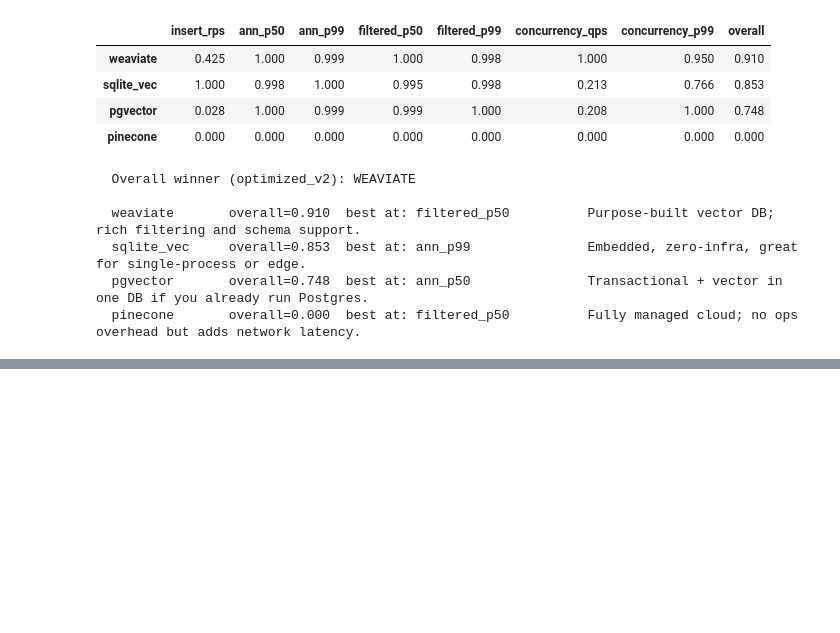
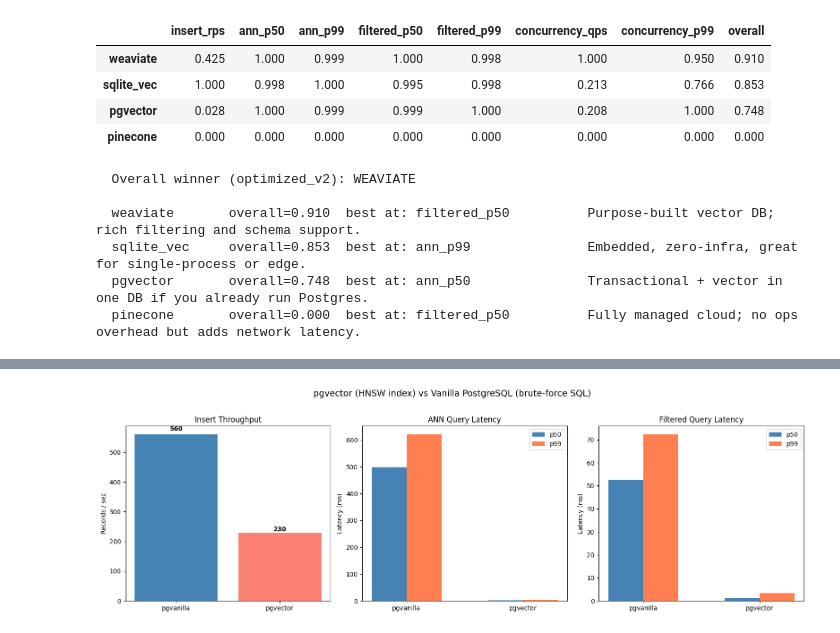
Before and after one commit to pravinmahato-origins-ai/vectordb-benchmark, a Jupyter notebook: results.ipynb, the cells around one changed output, grey strips where cells are left out. Cells and saved outputs as stored; diff of their text form; code cells hidden in the pictures; blank space fills up the shorter version.

```diff
--- a/results.ipynb
+++ b/results.ipynb
@@ -266,6 +271,7 @@ print()
 notes = {
     "sqlite_vec": "Embedded, zero-infra, great for single-process or edge workloads.",
     "pgvector":   "Best if you already run Postgres; transactional + vector in one DB.",
+    "pgvanilla":  "Vanilla Postgres baseline (no extensions); brute-force cosine via SQL.",
     "weaviate":   "Purpose-built vector DB; rich filtering and schema support.",
     "pinecone":   "Fully managed cloud; no ops overhead but adds network latency.",
 }
@@ -588,6 +595,7 @@ for label in [BEFORE_LABEL, AFTER_LABEL]:
     notes = {
         "sqlite_vec": "Embedded, zero-infra, great for single-process or edge.",
         "pgvector":   "Transactional + vector in one DB if you already run Postgres.",
+        "pgvanilla":  "Vanilla Postgres baseline (no extensions); brute-force cosine via SQL.",
         "weaviate":   "Purpose-built vector DB; rich filtering and schema support.",
         "pinecone":   "Fully managed cloud; no ops overhead but adds network latency.",
     }
@@ -631,0 +644,82 @@ for label in [BEFORE_LABEL, AFTER_LABEL]:
+# %%
+# pgvector vs pgvanilla — head-to-head comparison
+PG_ADAPTERS = ["pgvector", "pgvanilla"]
+
+def _pg_pair(prefix, operation=None):
+    df = load_results(prefix)
+    if df.empty:
+        return pd.DataFrame()
+    if operation:
+        df = df[df["operation"] == operation]
+    return df[df["adapter"].isin(PG_ADAPTERS)].set_index("adapter")
+
+# --- Insert throughput ---
+di = _pg_pair("insert")
+if di.empty or len(di) < 2:
+    print("Need both pgvector and pgvanilla insert results. Run benchmarks with --adapters pgvector,pgvanilla first.")
+else:
+    fig, axes = plt.subplots(1, 3, figsize=(16, 5))
+
+    # Insert throughput
+    axes[0].bar(di.index, di["records_per_sec"], color=["steelblue", "salmon"])
+    axes[0].set_ylabel("Records / sec")
+    axes[0].set_title("Insert Throughput")
+    for i, v in enumerate(di["records_per_sec"]):
+        axes[0].text(i, v + v * 0.02, f"{v:.0f}", ha="center", fontweight="bold")
+
+    # ANN query latency
+    dqa = _pg_pair("query", "query_ann")
+    if not dqa.empty and len(dqa) >= 2:
+        x = range(len(dqa))
+        w = 0.3
+        axes[1].bar([i - w/2 for i in x], dqa["p50_ms"], w, label="p50", color="steelblue")
+        axes[1].bar([i + w/2 for i in x], dqa["p99_ms"], w, label="p99", color="coral")
+        axes[1].set_xticks(list(x))
+        axes[1].set_xticklabels(dqa.index.tolist())
+        axes[1].set_ylabel("Latency (ms)")
+        axes[1].set_title("ANN Query Latency")
+        axes[1].legend()
+
+    # Filtered query latency
+    dqf = _pg_pair("query", "query_filtered")
+    if not dqf.empty and len(dqf) >= 2:
+        x = range(len(dqf))
+        axes[2].bar([i - w/2 for i in x], dqf["p50_ms"], w, label="p50", color="steelblue")
+        axes[2].bar([i + w/2 for i in x], dqf["p99_ms"], w, label="p99", color="coral")
+        axes[2].set_xticks(list(x))
+        axes[2].set_xticklabels(dqf.index.tolist())
+        axes[2].set_ylabel("Latency (ms)")
+        axes[2].set_title("Filtered Query Latency")
+        axes[2].legend()
+
+    plt.suptitle("pgvector (HNSW index) vs Vanilla PostgreSQL (brute-force SQL)", fontsize=14, y=1.02)
+    plt.tight_layout()
+    plt.show()
+
+    # Summary table
+    rows = []
+    for adapter in PG_ADAPTERS:
+        row = {"adapter": adapter}
+        if adapter in di.index:
+            row["insert_rps"] = round(di.loc[adapter, "records_per_sec"], 1)
+        if not dqa.empty and adapter in dqa.index:
+            row["ann_p50_ms"] = round(dqa.loc[adapter, "p50_ms"], 2)
+            row["ann_p99_ms"] = round(dqa.loc[adapter, "p99_ms"], 2)
+            row["ann_qps"] = round(dqa.loc[adapter, "qps"], 1)
+        if not dqf.empty and adapter in dqf.index:
+            row["filtered_p50_ms"] = round(dqf.loc[adapter, "p50_ms"], 2)
+            row["filtered_p99_ms"] = round(dqf.loc[adapter, "p99_ms"], 2)
+            row["filtered_qps"] = round(dqf.loc[adapter, "qps"], 1)
+        rows.append(row)
+    summary = pd.DataFrame(rows).set_index("adapter")
+    display(summary)
+
+    # Speedup factors
+    if not dqa.empty and len(dqa) >= 2:
+        speedup_ann = dqa.loc["pgvanilla", "p50_ms"] / dqa.loc["pgvector", "p50_ms"]
+        print(f"\npgvector ANN query is {speedup_ann:.1f}x faster than vanilla PostgreSQL (p50)")
+    if not dqf.empty and len(dqf) >= 2:
+        speedup_filt = dqf.loc["pgvanilla", "p50_ms"] / dqf.loc["pgvector", "p50_ms"]
+        print(f"pgvector filtered query is {speedup_filt:.1f}x faster than vanilla PostgreSQL (p50)")
+# %% [output]
+[figure, added]
```
Also changed, not shown: parts of 12 cells of this notebook.
